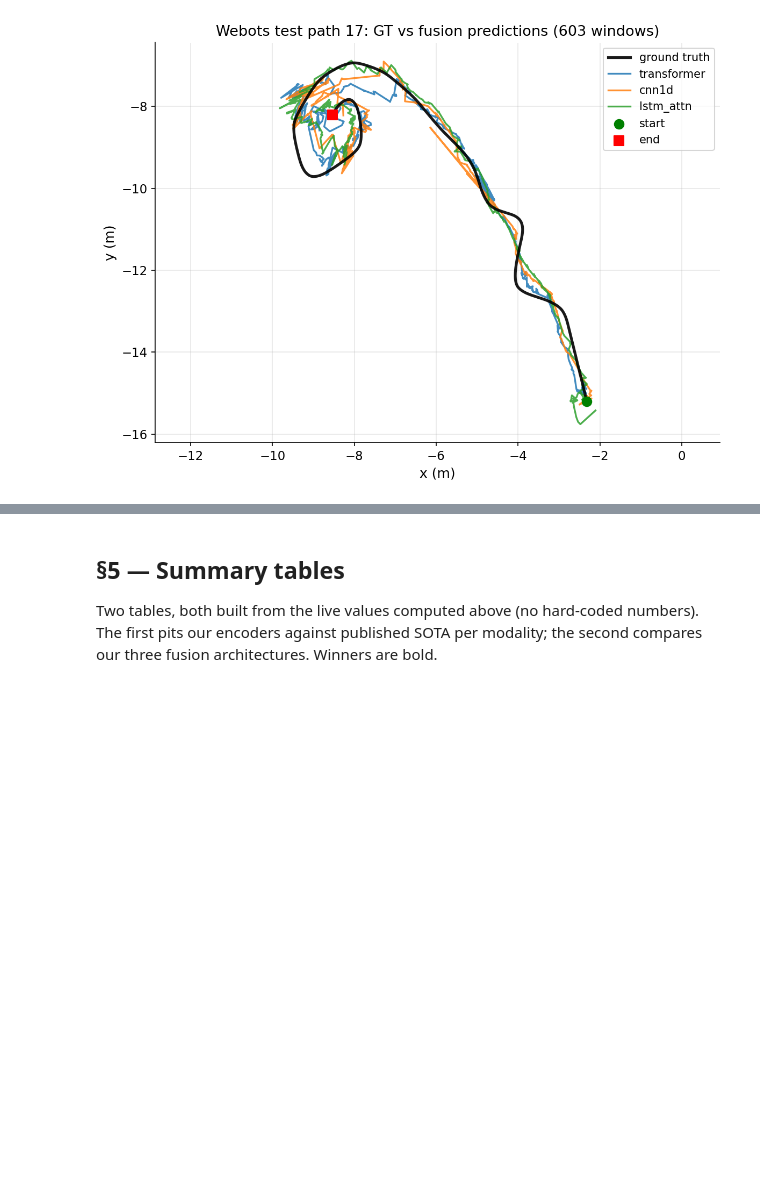
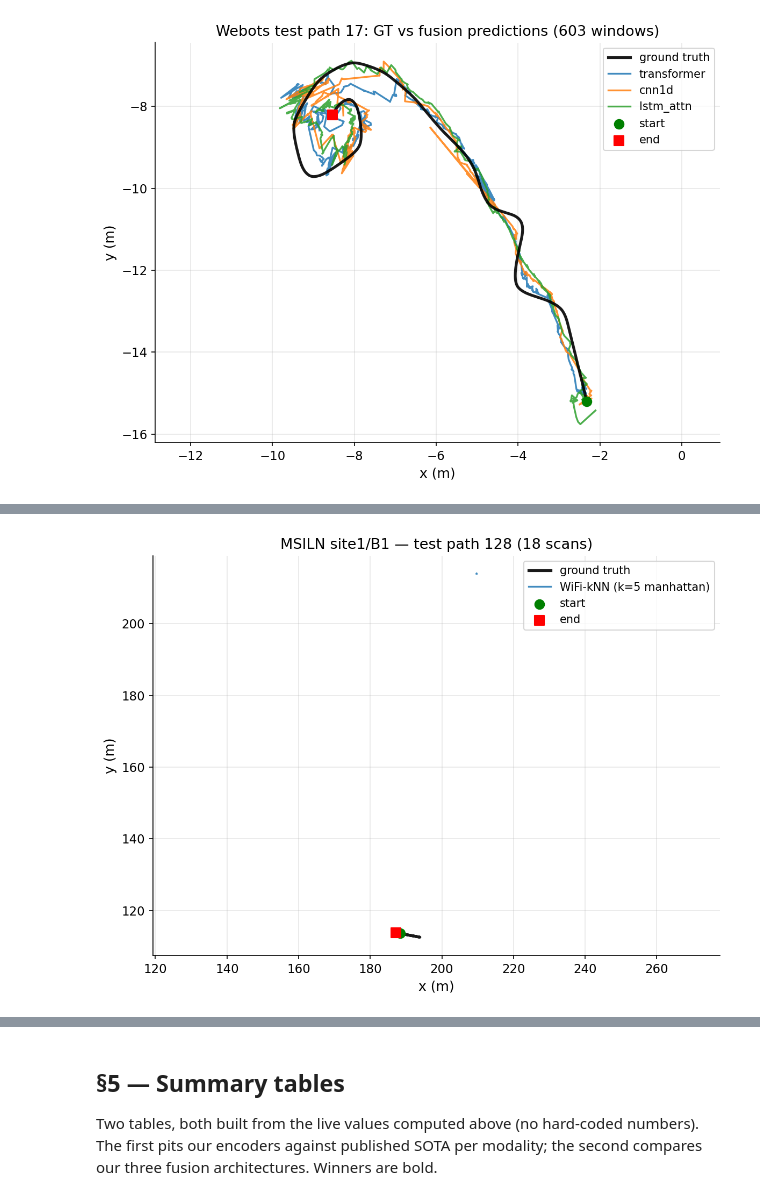
Before and after one commit to moebachar/navlori-fusion, a Jupyter notebook: notebooks/run2_walkthrough.ipynb, the cells around one changed output, grey strips where cells are left out. Saved outputs shown, nothing was run; the diff lists cells and outputs as text; code cells hidden in the pictures; blank space fills up the shorter version.

```diff
--- a/notebooks/run2_walkthrough.ipynb
+++ b/notebooks/run2_walkthrough.ipynb
@@ -534,0 +625,94 @@ for path_id in sorted(np.unique(_pids)):
+# %%
+# MSILN site1/B1: GT + our fusion (if cached) + WiFi-kNN baseline.
+import glob as _glob
+from pathlib import Path as _P
+
+_msiln_root = ROOT / 'data' / 'msiln_site1_b1'
+_msiln_fusion_dirs = sorted(_glob.glob(str(ROOT / 'runs' / 'overnight' / 'run2_iter_15' / 'fusion_*')))
+_msiln_train_paths = [0, 1, 2, 3, 4]   # Nov-24 (per RESULT_15 split)
+_msiln_val_paths   = [5, 6]            # Nov-25
+_msiln_test_paths  = [128, 129, 130]   # Dec-5/6
+
+def _load_msiln_path(pid):
+    pdir = _msiln_root / f'path_{pid:02d}'
+    wifi_p, gt_p = pdir / 'wifi.csv', pdir / 'ground_truth.csv'
+    if not (wifi_p.is_file() and gt_p.is_file()):
+        return None
+    wifi = pd.read_csv(wifi_p); gt = pd.read_csv(gt_p)
+    rssi_cols = [c for c in wifi.columns if c.startswith('wifi_rssi_')]
+    return {'wifi': wifi, 'gt': gt, 'rssi_cols': rssi_cols, 'wifi_ts': wifi['sim_time'].values.astype(float)}
+
+def _knn_predict(train_X, train_Y, test_X, k=5):
+    # k=5 Manhattan, RESULT_15 protocol: distance-weighted mean over k neighbours.
+    preds = np.zeros((len(test_X), 2), dtype=np.float32)
+    for i, x in enumerate(test_X):
+        d = np.abs(train_X - x).sum(axis=1)
+        idx = np.argpartition(d, kth=min(k, len(d) - 1))[:k]
+        w = 1.0 / (d[idx] + 1e-6); w /= w.sum()
+        preds[i] = (train_Y[idx] * w[:, None]).sum(axis=0)
+    return preds
+
+# Build train fingerprint matrix from MSILN train paths.
+_train_X_list, _train_Y_list = [], []
+_test_data = {pid: _load_msiln_path(pid) for pid in _msiln_test_paths}
+_rssi_cols_ref = None
+for pid in _msiln_train_paths:
+    d = _load_msiln_path(pid)
+    if d is None:
+        continue
+    if _rssi_cols_ref is None:
+        _rssi_cols_ref = d['rssi_cols']
+    X = d['wifi'][_rssi_cols_ref].fillna(-100).values.astype(np.float32)
+    gtxy = np.stack([np.interp(d['wifi_ts'], d['gt']['sim_time'].values, d['gt']['gt_x'].values),
+                     np.interp(d['wifi_ts'], d['gt']['sim_time'].values, d['gt']['gt_y'].values)], axis=1).astype(np.float32)
+    _train_X_list.append(X); _train_Y_list.append(gtxy)
+
+if not _train_X_list:
+    print('MSILN train data missing on disk — skipping §4.7 overlay.')
+elif _rssi_cols_ref is None:
+    print('MSILN WiFi columns could not be identified — skipping §4.7 overlay.')
+else:
+    _train_X = np.concatenate(_train_X_list, axis=0)
+    _train_Y = np.concatenate(_train_Y_list, axis=0)
+    print(f'MSILN train fingerprints: {_train_X.shape}; running WiFi-kNN k=5 Manhattan baseline.')
+
+    # MSILN fusion checkpoint loading: skip honestly if not available under FAST_MODE.
+    _fusion_pred_fn = None
+    if FAST_MODE and _msiln_fusion_dirs:
+        try:
+            _fusion_dir = _msiln_fusion_dirs[-1]
+            _msiln_trainer = load_trained(_fusion_dir, arch='lstm_attn', dataset='msiln_site1_b1')
+            # FusionTrainer.predict('test') returns concatenated (pred, gt) tensors;
+            # segment by per-window path_id below.
+            _ptest, _gtest = _msiln_trainer.predict('test')
+            _ptest = _ptest.detach().cpu().numpy(); _gtest = _gtest.detach().cpu().numpy()
+            _pids = np.array([_msiln_trainer.dm.test_ds[i]['path_id']
+                              for i in range(len(_msiln_trainer.dm.test_ds))])
+            _fusion_pred_fn = lambda pid: (_ptest[_pids == pid], _gtest[_pids == pid])
+            print(f'  MSILN fusion checkpoint loaded from {_fusion_dir}.')
+        except Exception as _e:
+            print(f'  MSILN fusion checkpoint load failed: {type(_e).__name__}: {str(_e)[:120]}')
+            print('  -> Overlay shows kNN baseline only; rerun scripts/_eval_wlanloc_msiln.py + iter_15 training to populate.')
+
+    for pid in _msiln_test_paths:
+        d = _test_data.get(pid)
+        if d is None:
+            continue
+        X_te = d['wifi'][_rssi_cols_ref].fillna(-100).values.astype(np.float32)
+        gtxy = np.stack([np.interp(d['wifi_ts'], d['gt']['sim_time'].values, d['gt']['gt_x'].values),
+                         np.interp(d['wifi_ts'], d['gt']['sim_time'].values, d['gt']['gt_y'].values)], axis=1).astype(np.float32)
+        knn_pred = _knn_predict(_train_X, _train_Y, X_te, k=5)
+        preds = {'WiFi-kNN (k=5 manhattan)': knn_pred}
+        gt_for_plot = gtxy
+        if _fusion_pred_fn is not None:
+            fp, fg = _fusion_pred_fn(pid)
+            if len(fp) > 0:
+                preds['Fusion (Ours, LSTM-attn)'] = fp
+                gt_for_plot = fg if len(fg) > 0 else gtxy
+        fig = plot_trajectory_comparison(
+            preds, gt_for_plot,
+            title=f'MSILN site1/B1 — test path {pid} ({len(X_te)} scans)',
+        )
+        if fig is not None:
+            plt.show()
+# %% [output]
@@ -534,0 +723 @@ for path_id in sorted(np.unique(_pids)):
+[figure, added]
```
Also changed, not shown: parts of 7 cells of this notebook, 2 other files.
